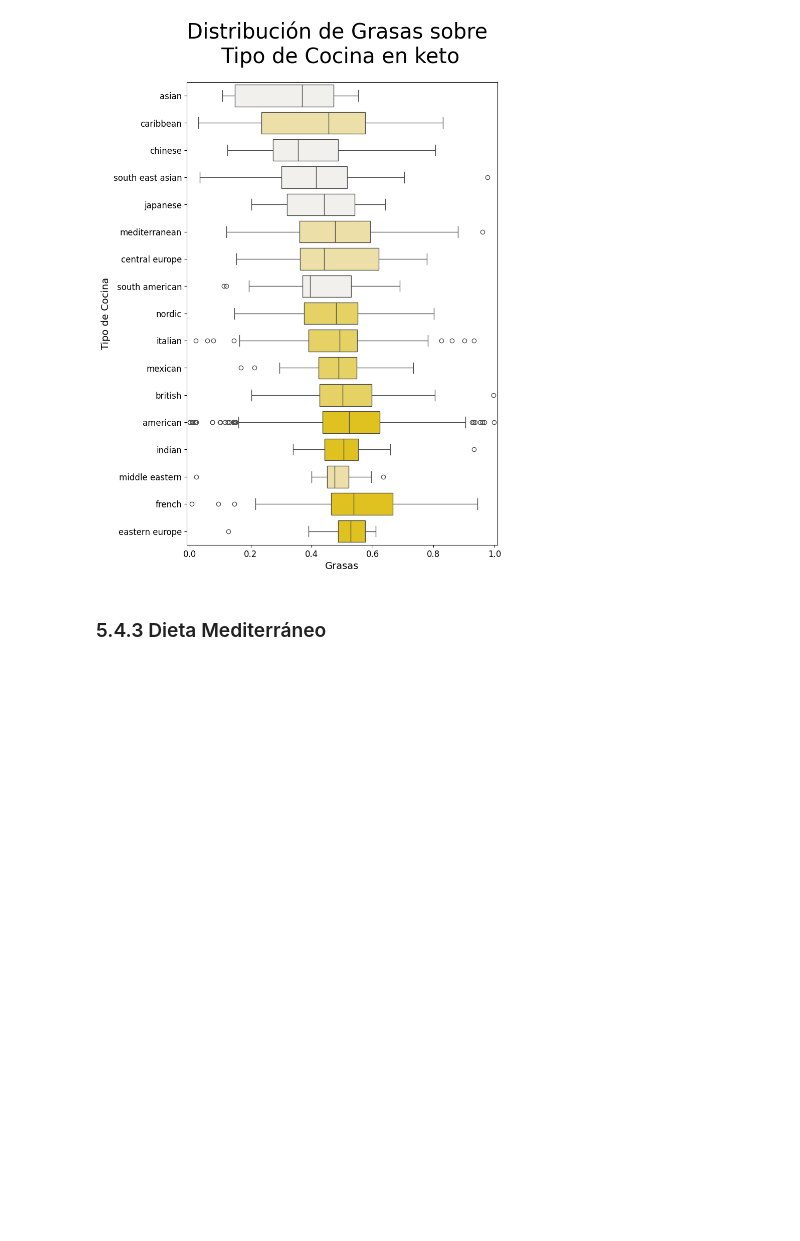
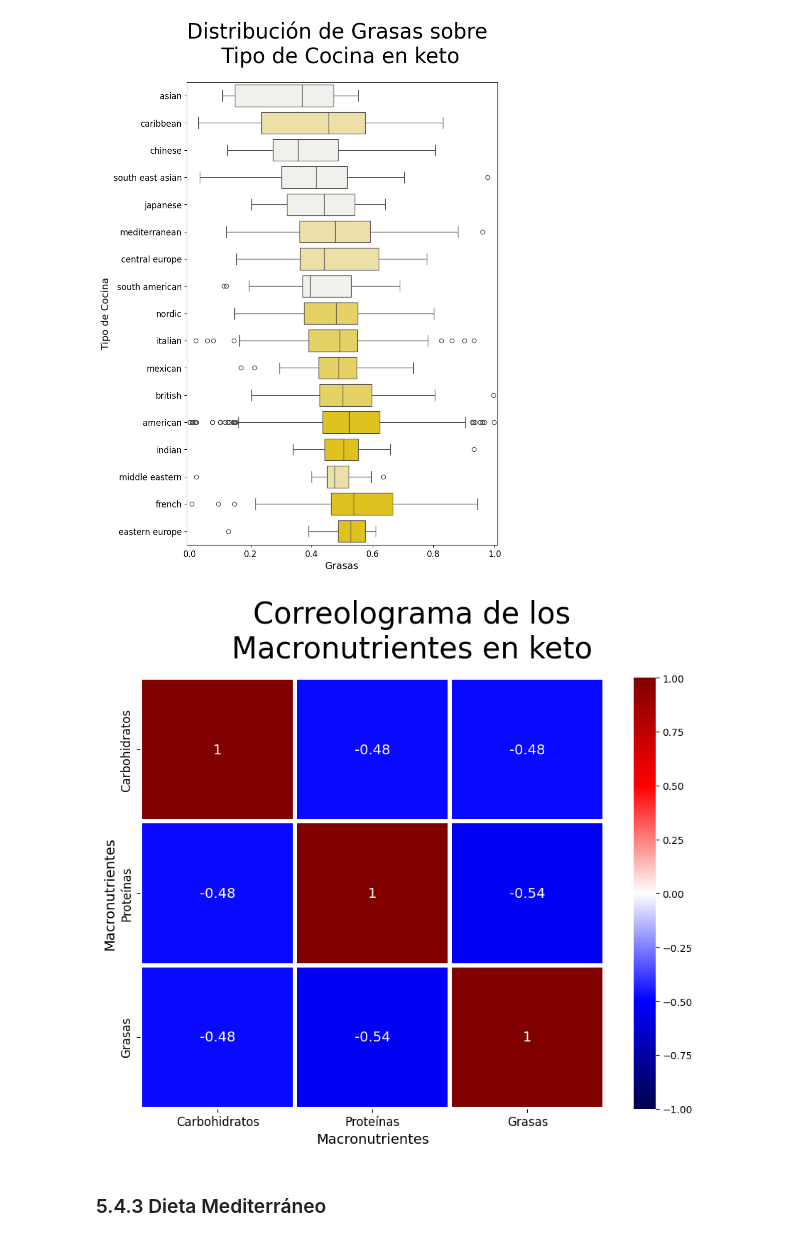
Before and after one commit to alexisuaguilaru/Analysis_Nutritional_Information, a Jupyter notebook: Documentation/AlexisAguilar_Reporte.ipynb, the cells around one changed output. Saved outputs shown, nothing was run; the diff lists cells and outputs as text; code cells hidden in the pictures; blank space fills up the shorter version.

```diff
--- a/Documentation/AlexisAguilar_Reporte.ipynb
+++ b/Documentation/AlexisAguilar_Reporte.ipynb
@@ -434,6 +455,10 @@ for macronutrient in Macronutrients:
 [figure]
 [figure]
 [figure]
+# %%
+PlotMacronutrientsCorreologram(Diets_Dataset,diet)
+# %% [output]
+[figure, added]
 # %% [markdown]
 ### 5.4.3 Dieta Mediterráneo
 # %%
```
Also changed, not shown: parts of 6 cells of this notebook, 5 other files.
